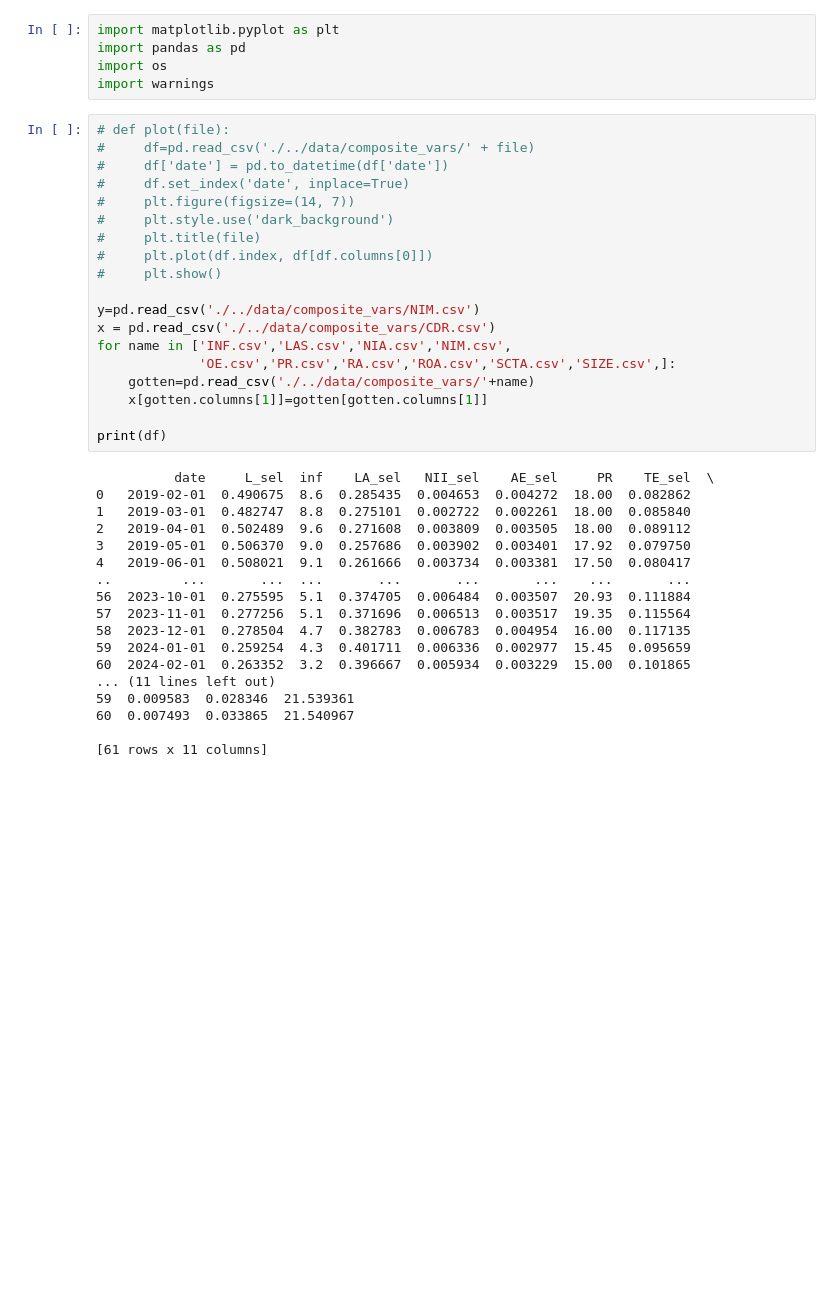
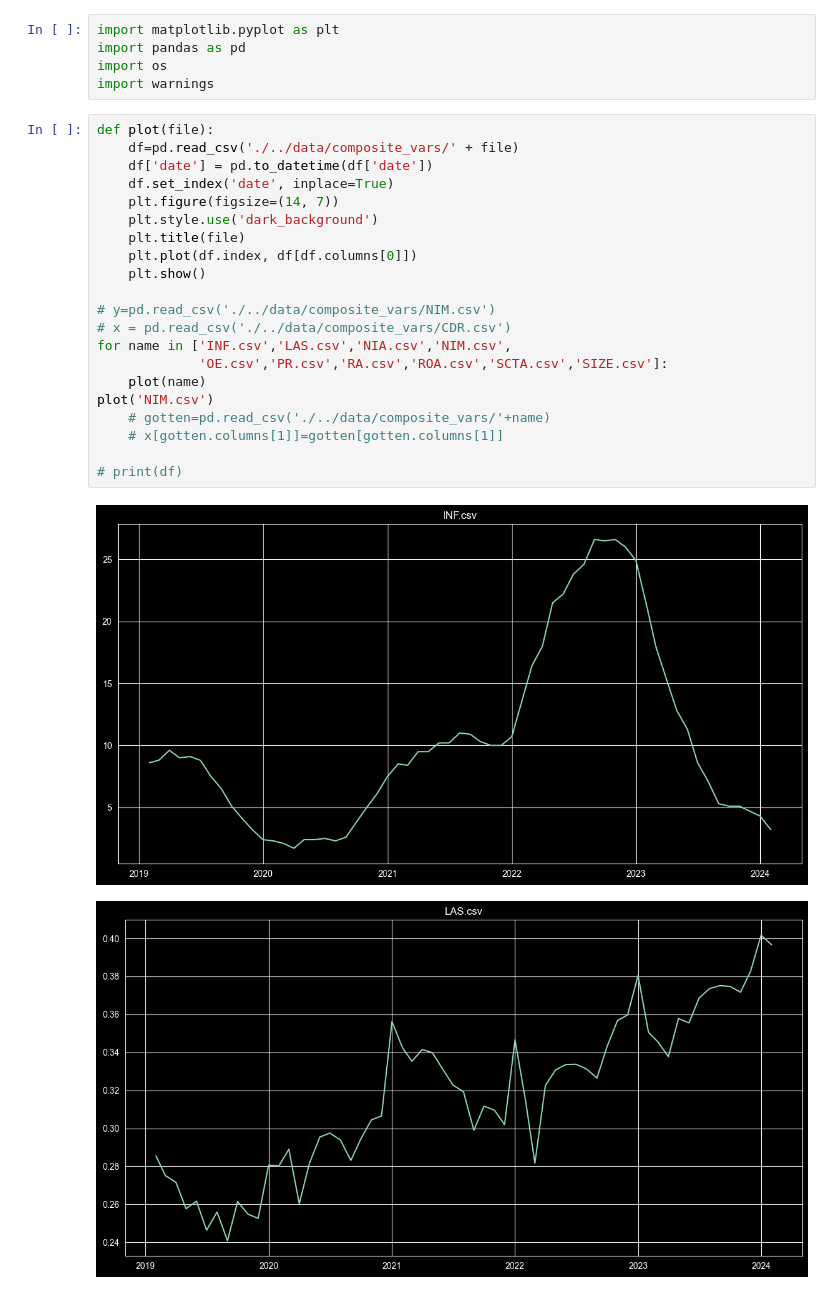
Before and after one commit to Lkupybida/BankingMargins, a Jupyter notebook: src/plot_composite_attributes.ipynb, the cells around one changed output. Drawn from its saved outputs; the diff is of its cells as text; blank space fills up the shorter version.

```diff
--- a/src/plot_composite_attributes.ipynb
+++ b/src/plot_composite_attributes.ipynb
@@ -4,39 +4,26 @@ import pandas as pd
 import os
 import warnings
 # %%
-# def plot(file):
-#     df=pd.read_csv('./../data/composite_vars/' + file)
-#     df['date'] = pd.to_datetime(df['date'])
-#     df.set_index('date', inplace=True)
-#     plt.figure(figsize=(14, 7))
-#     plt.style.use('dark_background')
-#     plt.title(file)
-#     plt.plot(df.index, df[df.columns[0]])
-#     plt.show()
+def plot(file):
+    df=pd.read_csv('./../data/composite_vars/' + file)
+    df['date'] = pd.to_datetime(df['date'])
+    df.set_index('date', inplace=True)
+    plt.figure(figsize=(14, 7))
+    plt.style.use('dark_background')
+    plt.title(file)
+    plt.plot(df.index, df[df.columns[0]])
+    plt.show()
 
-y=pd.read_csv('./../data/composite_vars/NIM.csv')
-x = pd.read_csv('./../data/composite_vars/CDR.csv')
+# y=pd.read_csv('./../data/composite_vars/NIM.csv')
+# x = pd.read_csv('./../data/composite_vars/CDR.csv')
 for name in ['INF.csv','LAS.csv','NIA.csv','NIM.csv',
-             'OE.csv','PR.csv','RA.csv','ROA.csv','SCTA.csv','SIZE.csv',]:
-    gotten=pd.read_csv('./../data/composite_vars/'+name)
-    x[gotten.columns[1]]=gotten[gotten.columns[1]]
+             'OE.csv','PR.csv','RA.csv','ROA.csv','SCTA.csv','SIZE.csv']:
+    plot(name)
+plot('NIM.csv')
+    # gotten=pd.read_csv('./../data/composite_vars/'+name)
+    # x[gotten.columns[1]]=gotten[gotten.columns[1]]
 
-print(df)
+# print(df)
 # %% [output]
-          date     L_sel  inf    LA_sel   NII_sel    AE_sel     PR    TE_sel  \
-0   2019-02-01  0.490675  8.6  0.285435  0.004653  0.004272  18.00  0.082862
-1   2019-03-01  0.482747  8.8  0.275101  0.002722  0.002261  18.00  0.085840
-2   2019-04-01  0.502489  9.6  0.271608  0.003809  0.003505  18.00  0.089112
-3   2019-05-01  0.506370  9.0  0.257686  0.003902  0.003401  17.92  0.079750
-4   2019-06-01  0.508021  9.1  0.261666  0.003734  0.003381  17.50  0.080417
-..         ...       ...  ...       ...       ...       ...    ...       ...
-56  2023-10-01  0.275595  5.1  0.374705  0.006484  0.003507  20.93  0.111884
-57  2023-11-01  0.277256  5.1  0.371696  0.006513  0.003517  19.35  0.115564
-58  2023-12-01  0.278504  4.7  0.382783  0.006783  0.004954  16.00  0.117135
-59  2024-01-01  0.259254  4.3  0.401711  0.006336  0.002977  15.45  0.095659
-60  2024-02-01  0.263352  3.2  0.396667  0.005934  0.003229  15.00  0.101865
-... (11 lines left out)
-59  0.009583  0.028346  21.539361
-60  0.007493  0.033865  21.540967
-
-[61 rows x 11 columns]
+[figure, added]
+[figure, added]
```
Also changed, not shown: parts of 1 cell of this notebook, 3 other files.
